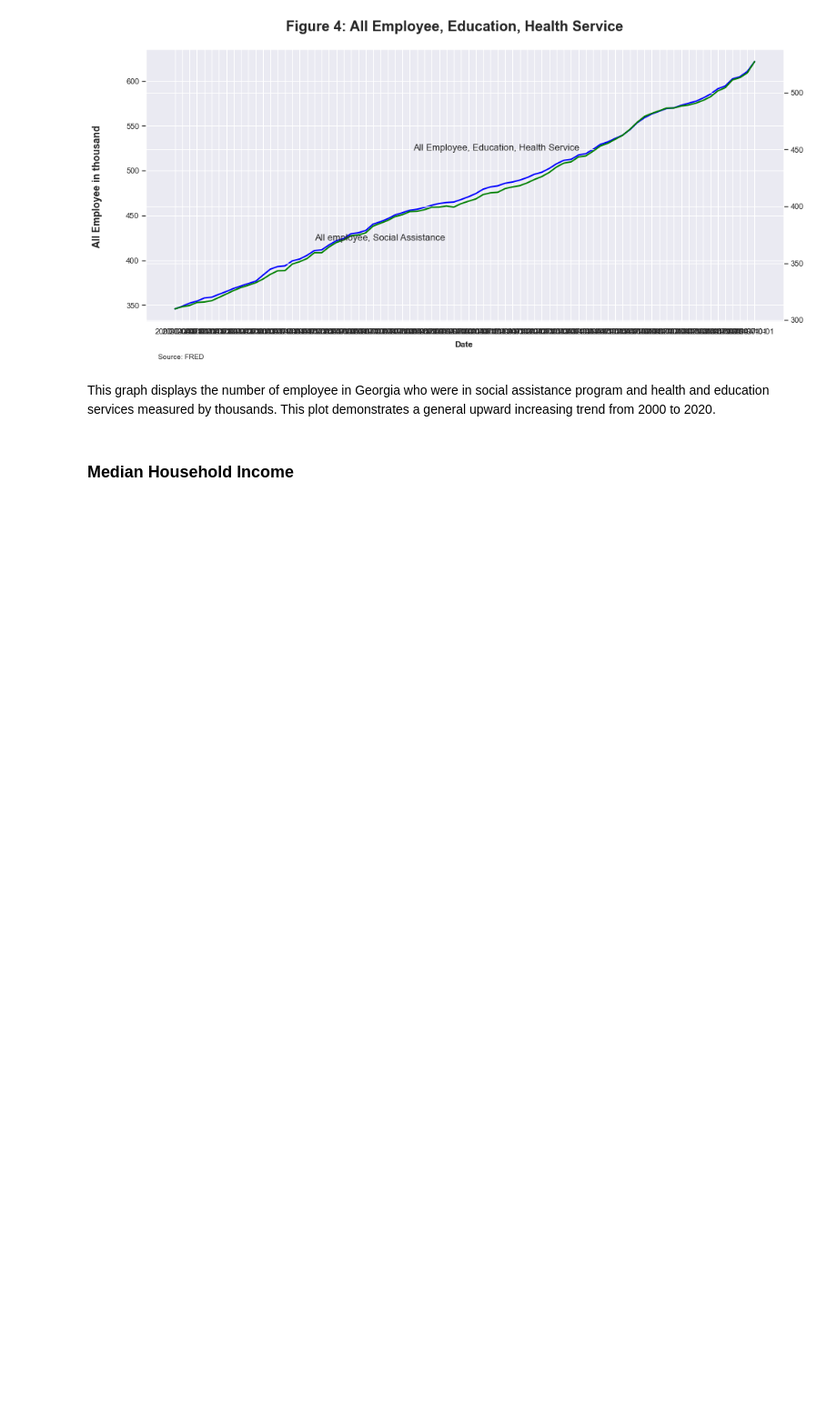
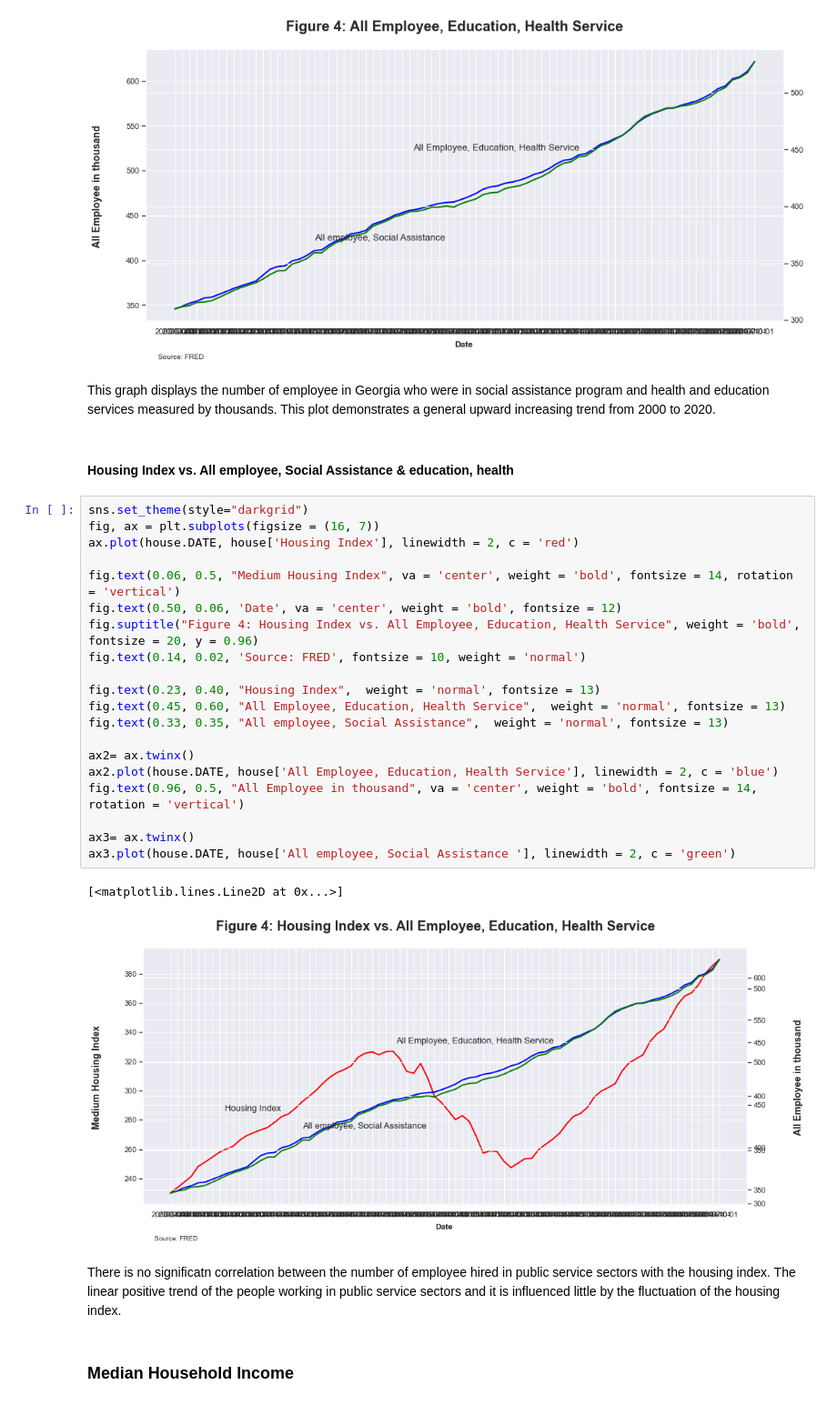
Before and after one commit to GarfieldLeo/Econ320Project, a Jupyter notebook: project1_0.ipynb, the cells around one changed output. Shown at 91% size. Cells and saved outputs as stored; diff of their text form; blank space fills up the shorter version.

```diff
--- a/project1_0.ipynb
+++ b/project1_0.ipynb
@@ -127,6 +174,33 @@ ax2.plot(house.DATE, house['All employee, Social Assistance '], linewidth = 2, c
 [figure]
 # %% [markdown]
 This graph displays the number of employee in Georgia who were in social assistance program and health and education services measured by thousands. This plot demonstrates a general upward increasing trend from 2000 to 2020.
+# %% [markdown]
+#### Housing Index vs. All employee, Social Assistance & education, health
+# %%
+sns.set_theme(style="darkgrid")
+fig, ax = plt.subplots(figsize = (16, 7))
+ax.plot(house.DATE, house['Housing Index'], linewidth = 2, c = 'red')
+
+fig.text(0.06, 0.5, "Medium Housing Index", va = 'center', weight = 'bold', fontsize = 14, rotation = 'vertical')
+fig.text(0.50, 0.06, 'Date', va = 'center', weight = 'bold', fontsize = 12)
+fig.suptitle("Figure 4: Housing Index vs. All Employee, Education, Health Service", weight = 'bold', fontsize = 20, y = 0.96)
+fig.text(0.14, 0.02, 'Source: FRED', fontsize = 10, weight = 'normal')
+
+fig.text(0.23, 0.40, "Housing Index",  weight = 'normal', fontsize = 13)
+fig.text(0.45, 0.60, "All Employee, Education, Health Service",  weight = 'normal', fontsize = 13)
+fig.text(0.33, 0.35, "All employee, Social Assistance",  weight = 'normal', fontsize = 13)
+
+ax2= ax.twinx()
+ax2.plot(house.DATE, house['All Employee, Education, Health Service'], linewidth = 2, c = 'blue')
+fig.text(0.96, 0.5, "All Employee in thousand", va = 'center', weight = 'bold', fontsize = 14, rotation = 'vertical')
+
+ax3= ax.twinx()
+ax3.plot(house.DATE, house['All employee, Social Assistance '], linewidth = 2, c = 'green')
+# %% [output]
+[<matplotlib.lines.Line2D at 0x...>]
+[figure, added]
+# %% [markdown]
+There is no significatn correlation between the number of employee hired in public service sectors with the housing index. The linear positive trend of the people working in public service sectors and it is influenced little by the fluctuation of the housing index.
 # %% [markdown]
 ### Median Household Income<a name="medianhouse"></a>
 # %%
```
Also changed, not shown: parts of 10 cells of this notebook.
